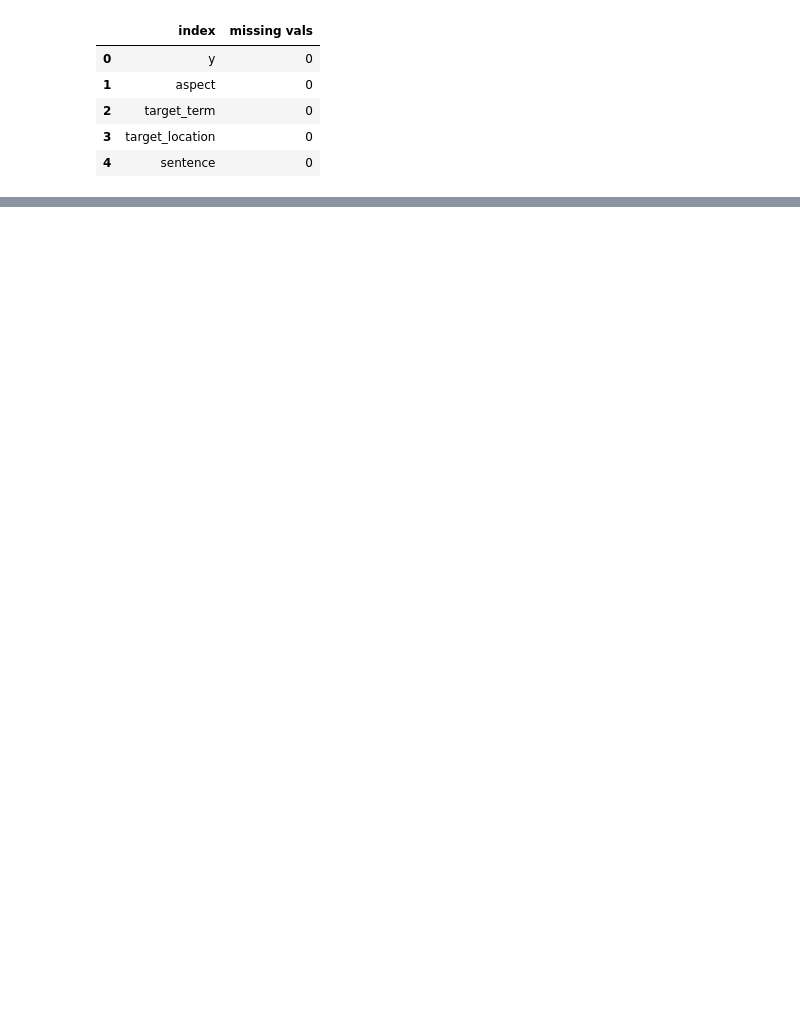
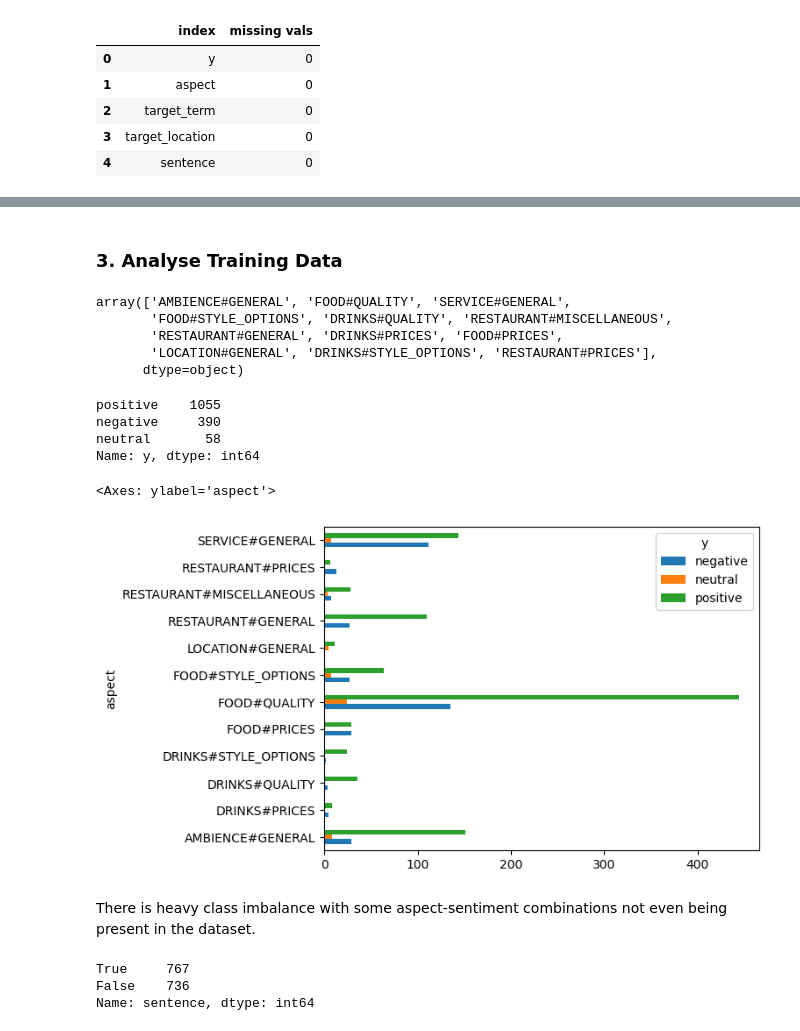
Before and after one commit to lassefschmidt/NLP-Aspect-Term-Polarity-Classification, a Jupyter notebook: 1_Data Analysis.ipynb, the cells around one changed output, grey strips where cells are left out. Drawn from its saved outputs; the diff is of its cells as text; code cells hidden in the pictures; blank space fills up the shorter version.

```diff
--- a/1_Data Analysis.ipynb
+++ b/1_Data Analysis.ipynb
@@ -84,0 +100,34 @@ train
+# %% [markdown]
+### 3. Analyse Training Data
+# %%
+# what sentiments are present
+train.aspect.unique()
+# %% [output]
+array(['AMBIENCE#GENERAL', 'FOOD#QUALITY', 'SERVICE#GENERAL',
+       'FOOD#STYLE_OPTIONS', 'DRINKS#QUALITY', 'RESTAURANT#MISCELLANEOUS',
+       'RESTAURANT#GENERAL', 'DRINKS#PRICES', 'FOOD#PRICES',
+       'LOCATION#GENERAL', 'DRINKS#STYLE_OPTIONS', 'RESTAURANT#PRICES'],
+      dtype=object)
+# %%
+# look at distribution of sentiments in general
+train.y.value_counts()
+# %% [output]
+positive    1055
+negative     390
+neutral       58
+Name: y, dtype: int64
+# %%
+# look at distribution of sentiments across different aspects
+pd.pivot_table(train, values = "sentence", index = "aspect", columns = "y", aggfunc = "count", fill_value = 0).plot(kind="barh")
+# %% [output]
+<Axes: ylabel='aspect'>
+[figure, added]
+# %% [markdown]
+There is heavy class imbalance with some aspect-sentiment combinations not even being present in the dataset.
+# %%
+# number of sentences that appear at least twice
+train.sentence.duplicated(keep = False).value_counts()
+# %% [output]
+True     767
+False    736
+Name: sentence, dtype: int64
```
Also changed, not shown: parts of 11 cells of this notebook, 2 other files.
